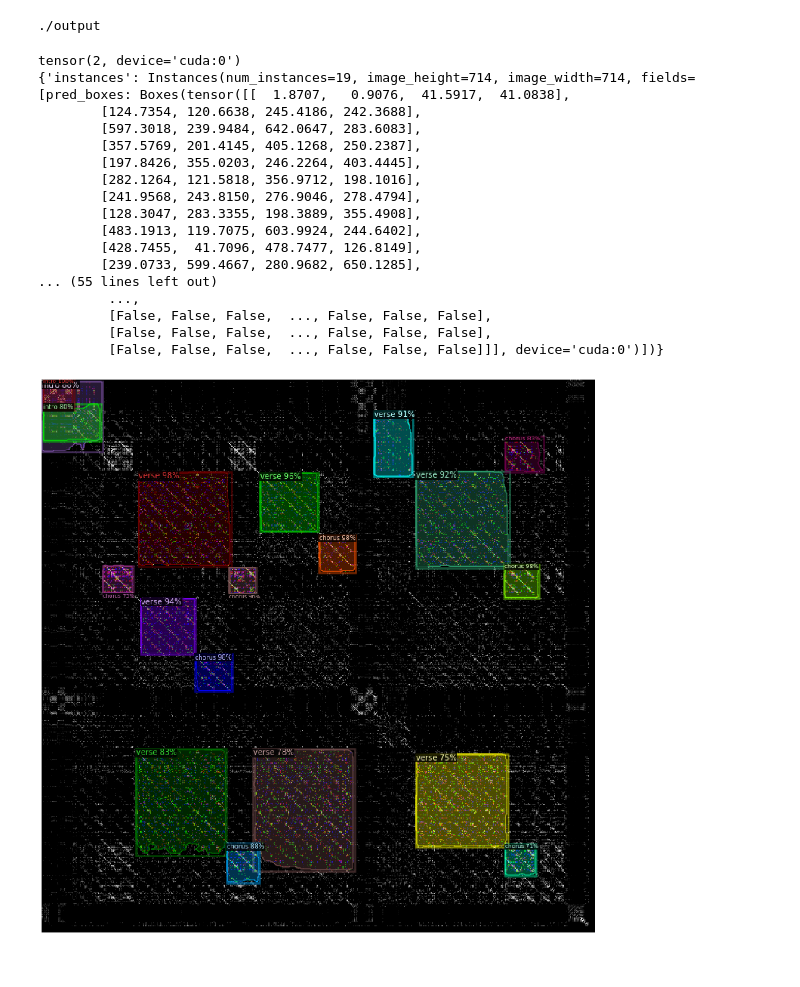
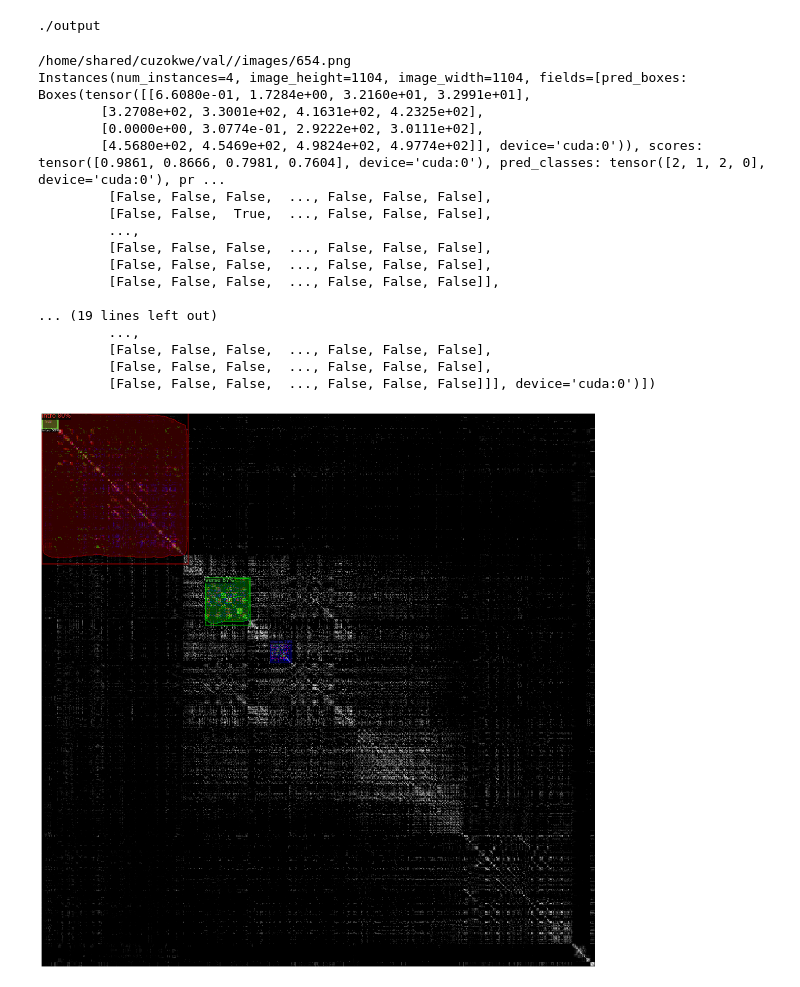
Before and after one commit to chrisuzokwe/audio-segmentation-with-Detectron2, a Jupyter notebook: detectron2_model_test.ipynb, the cells around one changed output. Saved outputs shown, nothing was run; the diff lists cells and outputs as text; code cells hidden in the pictures.

```diff
--- a/detectron2_model_test.ipynb
+++ b/detectron2_model_test.ipynb
@@ -60,2 +236,3 @@ DatasetCatalog.list()
 # %%
-dataset_dicts_train = setup.get_audio_dicts(ds_train)
+dataset_dicts_train = get_audio_dicts(ds_train)
+dataset_dicts_val = get_audio_dicts(ds_val)
@@ -62,2 +256,0 @@ dataset_dicts_train = setup.get_audio_dicts(ds_train)
-# %%
-dataset_dicts_val = setup.get_audio_dicts(ds_val)
@@ -100,7 +290,7 @@ cfg.DATALOADER.NUM_WORKERS = 2
 cfg.MODEL.WEIGHTS = model_zoo.get_checkpoint_url("COCO-InstanceSegmentation/mask_rcnn_R_50_FPN_3x.yaml")  # Let training initialize from model zoo
 cfg.SOLVER.IMS_PER_BATCH = 2
 cfg.SOLVER.BASE_LR = 0.0005  # pick a good LR
-cfg.SOLVER.MAX_ITER = 15000    # 300 iterations seems good enough for this toy dataset; you may need to train longer for a practical dataset
+cfg.SOLVER.MAX_ITER = 10000    # 300 iterations seems good enough for this toy dataset; you may need to train longer for a practical dataset
 cfg.MODEL.ROI_HEADS.BATCH_SIZE_PER_IMAGE = 128   # faster, and good enough for this toy dataset (default: 512)
 cfg.MODEL.ROI_HEADS.NUM_CLASSES = 3  # only has one class (ballon)
 
@@ -160,41 +363,38 @@ print(cfg.OUTPUT_DIR)
 # %%
 ## fix this up (images), and try
 
 from detectron2.utils.visualizer import ColorMode
-#for d in random.sample(dataset_dicts_val, 2):
-im = cv2.imread(d["file_name"])
-#print(d["file_name"])
-outputs = predictor(im)
-k = outputs["instances"]
-j = k
-print(outputs["instances"].pred_classes[0])#[1].item())
-print(outputs)
-v = Visualizer(im[:, :, ::-1],
-               metadata=audio_metadata,
-               scale=1,
-               instance_mode=ColorMode.IMAGE_BW   # remove the colors of unsegmented pixels
-)
-v = v.draw_instance_predictions(outputs["instances"].to("cpu"))
-plt.figure(figsize=(20,20))
-plt.imshow(v.get_image()[:, :, ::-1])
-plt.axis('off')
-plt.show()
+for d in random.sample(dataset_dicts_val, 2):
+    im = cv2.imread(d["file_name"])
+    print(d["file_name"])
+    outputs = predictor(im)
+    print(outputs["instances"])
+    v = Visualizer(im[:, :, ::-1],
+                   metadata=audio_metadata,
+                   scale=1,
+                   instance_mode=ColorMode.IMAGE_BW   # remove the colors of unsegmented pixels
+    )
+    v = v.draw_instance_predictions(outputs["instances"].to("cpu"))
+    plt.figure(figsize=(20,20))
+    plt.imshow(v.get_image()[:, :, ::-1])
+    plt.axis('off')
+    plt.show()
 # %% [output]
-tensor(2, device='cuda:0')
-{'instances': Instances(num_instances=19, image_height=714, image_width=714, fields=[pred_boxes: Boxes(tensor([[  1.8707,   0.9076,  41.5917,  41.0838],
-        [124.7354, 120.6638, 245.4186, 242.3688],
-        [597.3018, 239.9484, 642.0647, 283.6083],
-        [357.5769, 201.4145, 405.1268, 250.2387],
-        [197.8426, 355.0203, 246.2264, 403.4445],
-        [282.1264, 121.5818, 356.9712, 198.1016],
-        [241.9568, 243.8150, 276.9046, 278.4794],
-        [128.3047, 283.3355, 198.3889, 355.4908],
-        [483.1913, 119.7075, 603.9924, 244.6402],
-        [428.7455,  41.7096, 478.7477, 126.8149],
-        [239.0733, 599.4667, 280.9682, 650.1285],
-... (55 lines left out)
+/home/shared/cuzokwe/val//images/654.png
+Instances(num_instances=4, image_height=1104, image_width=1104, fields=[pred_boxes: Boxes(tensor([[6.6080e-01, 1.7284e+00, 3.2160e+01, 3.2991e+01],
+        [3.2708e+02, 3.3001e+02, 4.1631e+02, 4.2325e+02],
+        [0.0000e+00, 3.0774e-01, 2.9222e+02, 3.0111e+02],
+        [4.5680e+02, 4.5469e+02, 4.9824e+02, 4.9774e+02]], device='cuda:0')), scores: tensor([0.9861, 0.8666, 0.7981, 0.7604], device='cuda:0'), pred_classes: tensor([2, 1, 2, 0], device='cuda:0'), pr ...
+         [False, False, False,  ..., False, False, False],
+         [False, False,  True,  ..., False, False, False],
          ...,
          [False, False, False,  ..., False, False, False],
          [False, False, False,  ..., False, False, False],
-         [False, False, False,  ..., False, False, False]]], device='cuda:0')])}
+         [False, False, False,  ..., False, False, False]],
+
+... (19 lines left out)
+         ...,
+         [False, False, False,  ..., False, False, False],
+         [False, False, False,  ..., False, False, False],
+         [False, False, False,  ..., False, False, False]]], device='cuda:0')])
-[figure, old version]
+[figure, new version]
```
Also changed, not shown: parts of 31 cells of this notebook.
